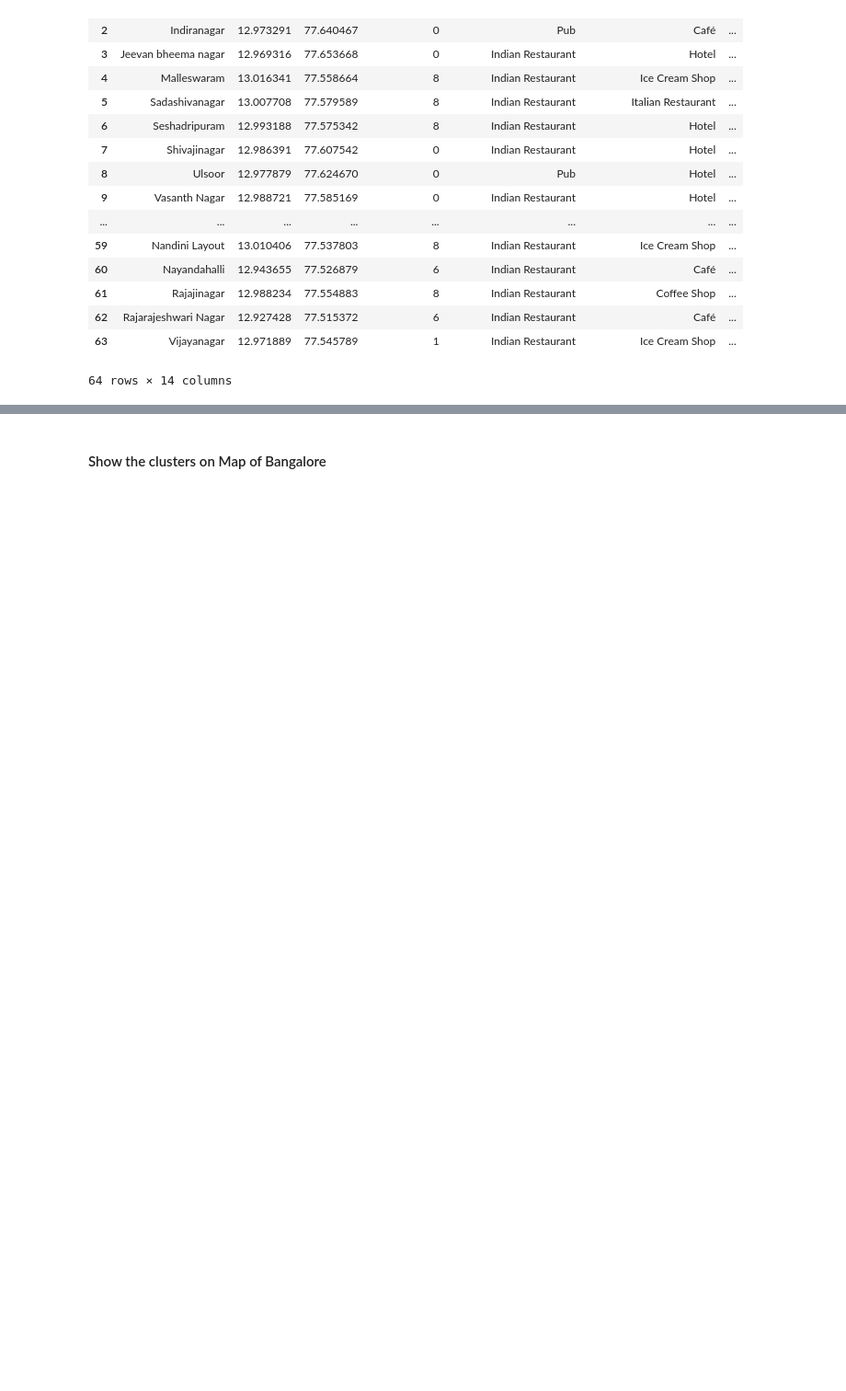
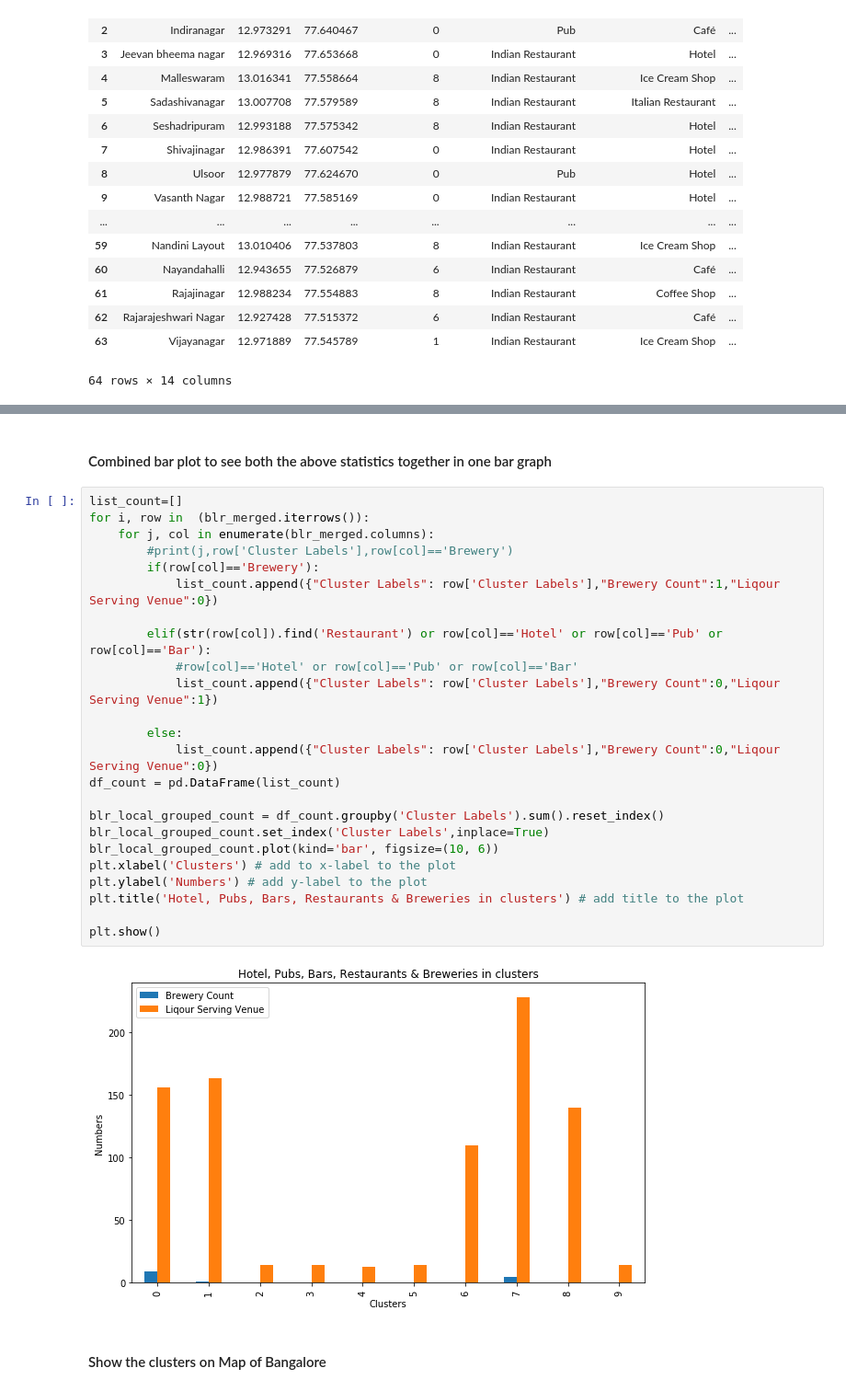
Before and after one commit to prashant-gautam-code/clustering-neighbourhood, a Jupyter notebook: CraftBeer.ipynb, the cells around one changed output, grey strips where cells are left out. Shown at 92% size. Drawn from its saved outputs; the diff is of its cells as text; blank space fills up the shorter version.

```diff
--- a/CraftBeer.ipynb
+++ b/CraftBeer.ipynb
@@ -448,3 +502,31 @@ blr_merged # check the last columns!
+# %% [markdown]
+#### Combined bar plot to see both the above statistics together in one bar graph
+# %%
+list_count=[]
+for i, row in  (blr_merged.iterrows()):
+    for j, col in enumerate(blr_merged.columns):
+        #print(j,row['Cluster Labels'],row[col]=='Brewery')
+        if(row[col]=='Brewery'):
+            list_count.append({"Cluster Labels": row['Cluster Labels'],"Brewery Count":1,"Liqour Serving Venue":0})
+
+        elif(str(row[col]).find('Restaurant') or row[col]=='Hotel' or row[col]=='Pub' or row[col]=='Bar'):
+            #row[col]=='Hotel' or row[col]=='Pub' or row[col]=='Bar'
+            list_count.append({"Cluster Labels": row['Cluster Labels'],"Brewery Count":0,"Liqour Serving Venue":1})
+
+        else:
+            list_count.append({"Cluster Labels": row['Cluster Labels'],"Brewery Count":0,"Liqour Serving Venue":0})
+df_count = pd.DataFrame(list_count)
+
+blr_local_grouped_count = df_count.groupby('Cluster Labels').sum().reset_index()
+blr_local_grouped_count.set_index('Cluster Labels',inplace=True)
+blr_local_grouped_count.plot(kind='bar', figsize=(10, 6))
+plt.xlabel('Clusters') # add to x-label to the plot
+plt.ylabel('Numbers') # add y-label to the plot
+plt.title('Hotel, Pubs, Bars, Restaurants & Breweries in clusters') # add title to the plot
+
+plt.show()
+# %% [output]
+[figure, added]
 # %% [markdown]
 #### Show the clusters on Map of Bangalore
 # %%
```
Also changed, not shown: parts of 8 cells of this notebook.
